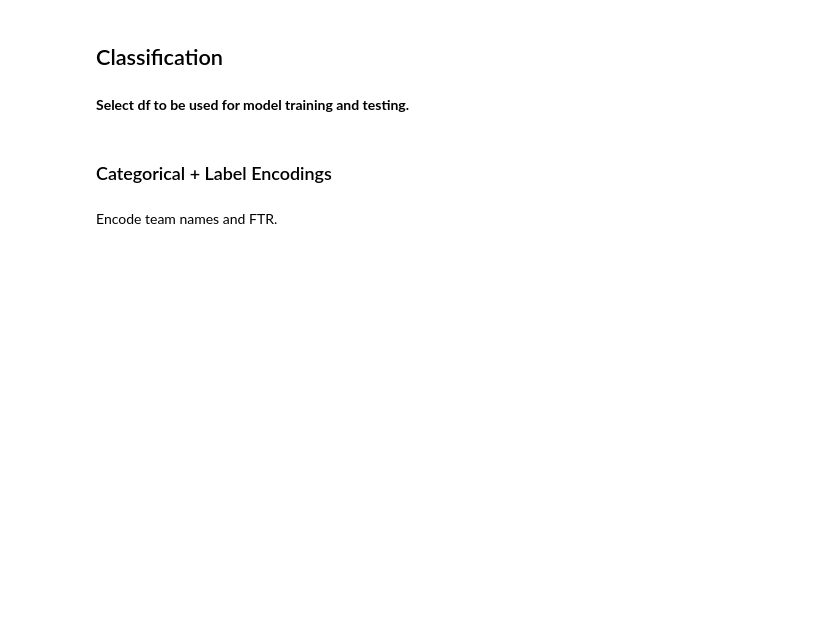
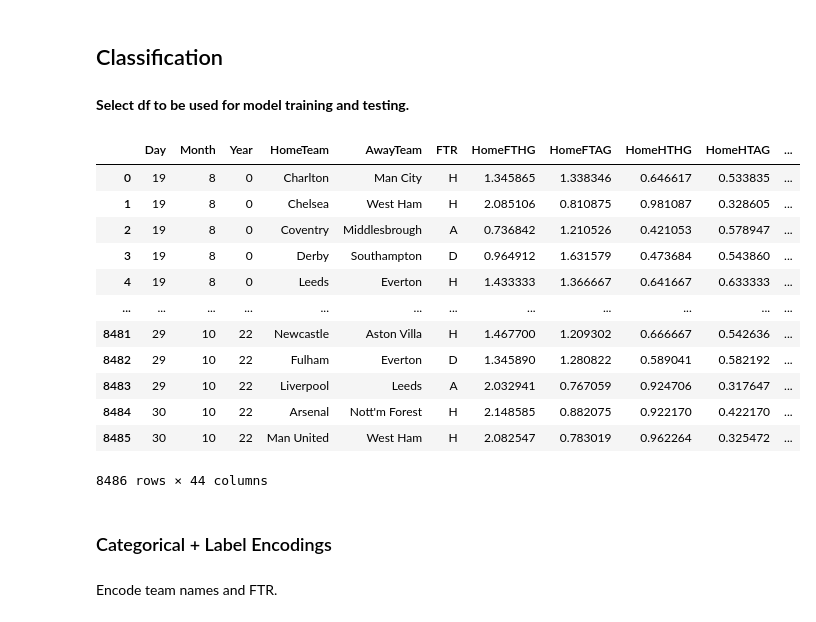
Before and after one commit to Adamliu1/GCW_0036, a Jupyter notebook: Andrzej.ipynb, the cells around one changed output. Saved outputs shown, nothing was run; the diff lists cells and outputs as text; code cells hidden in the pictures; blank space fills up the shorter version.

```diff
--- a/Andrzej.ipynb
+++ b/Andrzej.ipynb
@@ -147,6 +141,22 @@ df_average = df_average.rename(columns={
 # %%
 # df_for_models = df_trivial
 df_for_models = df_average
+# %%
+df_for_models
+# %% [output]
+|  | Day | Month | Year | HomeTeam | AwayTeam | FTR | HomeFTHG | HomeFTAG | HomeHTHG | HomeHTAG | ... |
+| 0 | 19 | 8 | 0 | Charlton | Man City | H | 1.345865 | 1.338346 | 0.646617 | 0.533835 | ... |
+| 1 | 19 | 8 | 0 | Chelsea | West Ham | H | 2.085106 | 0.810875 | 0.981087 | 0.328605 | ... |
+| 2 | 19 | 8 | 0 | Coventry | Middlesbrough | A | 0.736842 | 1.210526 | 0.421053 | 0.578947 | ... |
+| 3 | 19 | 8 | 0 | Derby | Southampton | D | 0.964912 | 1.631579 | 0.473684 | 0.543860 | ... |
+| 4 | 19 | 8 | 0 | Leeds | Everton | H | 1.433333 | 1.366667 | 0.641667 | 0.633333 | ... |
+| ... | ... | ... | ... | ... | ... | ... | ... | ... | ... | ... | ... |
+| 8481 | 29 | 10 | 22 | Newcastle | Aston Villa | H | 1.467700 | 1.209302 | 0.666667 | 0.542636 | ... |
+| 8482 | 29 | 10 | 22 | Fulham | Everton | D | 1.345890 | 1.280822 | 0.589041 | 0.582192 | ... |
+| 8483 | 29 | 10 | 22 | Liverpool | Leeds | A | 2.032941 | 0.767059 | 0.924706 | 0.317647 | ... |
+| 8484 | 30 | 10 | 22 | Arsenal | Nott'm Forest | H | 2.148585 | 0.882075 | 0.922170 | 0.422170 | ... |
+| 8485 | 30 | 10 | 22 | Man United | West Ham | H | 2.082547 | 0.783019 | 0.962264 | 0.325472 | ... |
+8486 rows × 44 columns
 # %% [markdown]
 ### Categorical + Label Encodings
 # %% [markdown]
```
Also changed, not shown: parts of 17 cells of this notebook.
